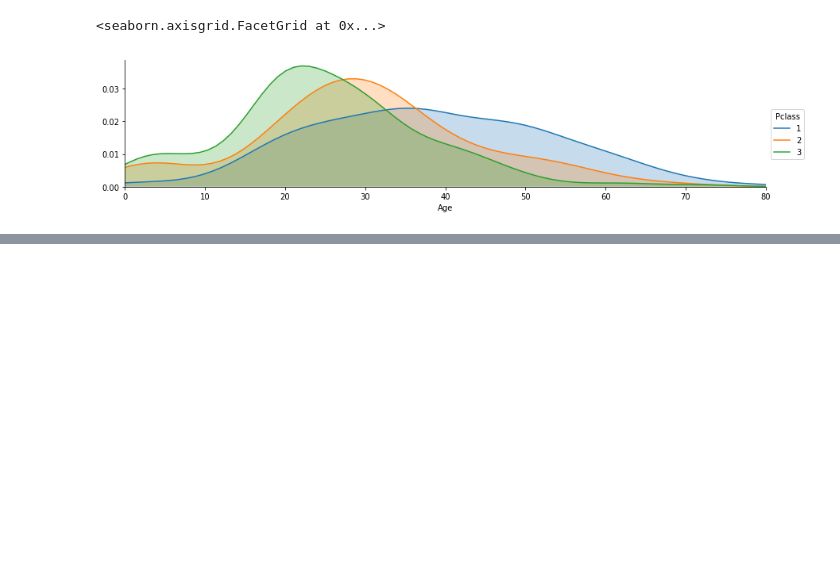
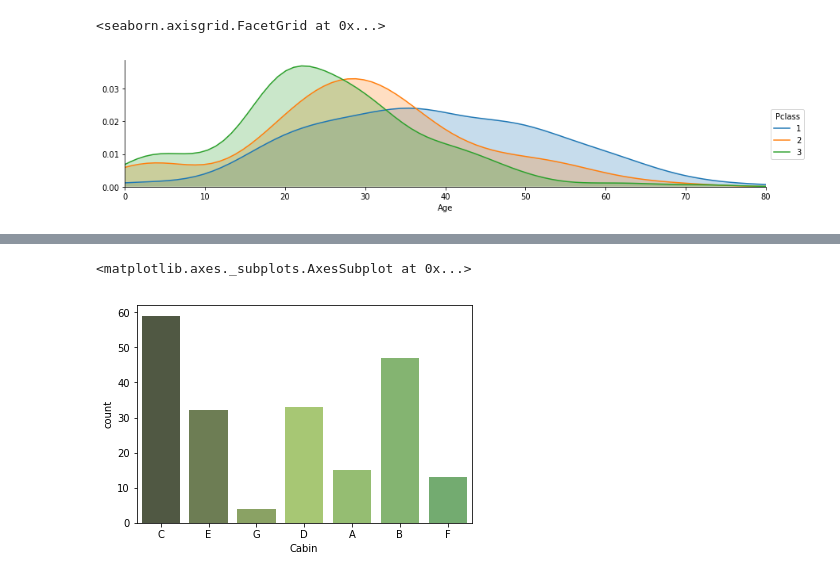
Before and after one commit to iandenegri/titanicdataanalysis, a Jupyter notebook: Titanic Data Analysis.ipynb, the cells around one changed output, grey strips where cells are left out. Saved outputs shown, nothing was run; the diff lists cells and outputs as text; code cells hidden in the pictures; blank space fills up the shorter version.

```diff
--- a/Titanic Data Analysis.ipynb
+++ b/Titanic Data Analysis.ipynb
@@ -137,0 +192,7 @@ figure.add_legend()
+# %%
+cabin_df = cabin_df[cabin_df.Cabin != 'T']
+
+sns.countplot('Cabin', data=cabin_df, palette='summer_d')
+# %% [output]
+<matplotlib.axes._subplots.AxesSubplot at 0x...>
+[figure, added]
```
Also changed, not shown: parts of 24 cells of this notebook.
